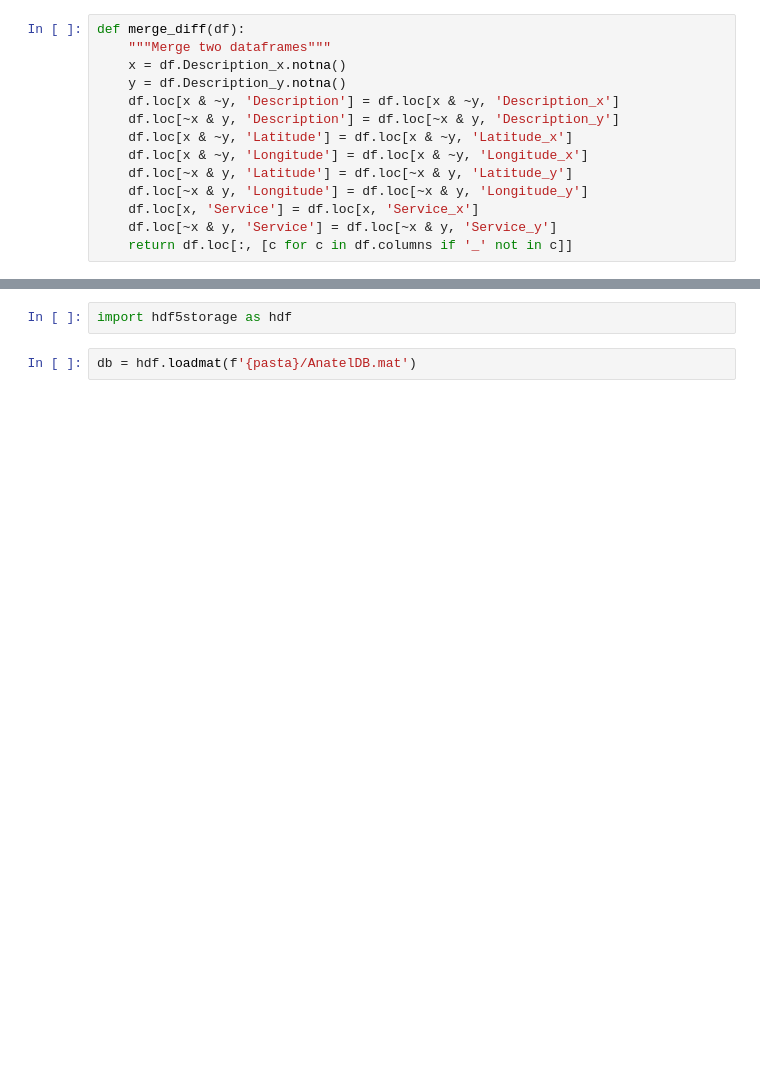
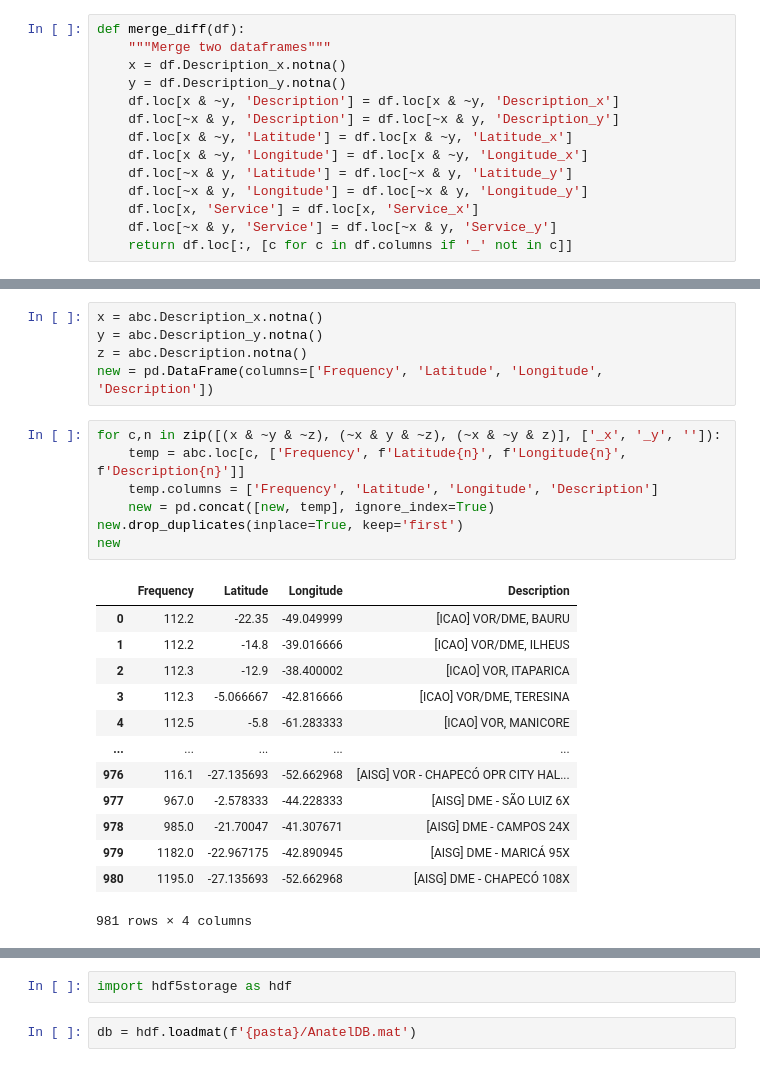
Before and after one commit to ronaldokun/anateldb, a Jupyter notebook: nbs/filter.ipynb, the cells around one changed output, grey strips where cells are left out. Drawn from its saved outputs; the diff is of its cells as text; blank space fills up the shorter version.

```diff
--- a/nbs/filter.ipynb
+++ b/nbs/filter.ipynb
@@ -281,0 +289,26 @@ ab
+# %%
+x = abc.Description_x.notna()
+y = abc.Description_y.notna()
+z = abc.Description.notna()
+new = pd.DataFrame(columns=['Frequency', 'Latitude', 'Longitude', 'Description'])
+# %%
+for c,n in zip([(x & ~y & ~z), (~x & y & ~z), (~x & ~y & z)], ['_x', '_y', '']):
+    temp = abc.loc[c, ['Frequency', f'Latitude{n}', f'Longitude{n}', f'Description{n}']]
+    temp.columns = ['Frequency', 'Latitude', 'Longitude', 'Description']
+    new = pd.concat([new, temp], ignore_index=True)
+new.drop_duplicates(inplace=True, keep='first')
+new
+# %% [output]
+|  | Frequency | Latitude | Longitude | Description |
+| 0 | 112.2 | -22.35 | -49.049999 | [ICAO] VOR/DME, BAURU |
+| 1 | 112.2 | -14.8 | -39.016666 | [ICAO] VOR/DME, ILHEUS |
+| 2 | 112.3 | -12.9 | -38.400002 | [ICAO] VOR, ITAPARICA |
+| 3 | 112.3 | -5.066667 | -42.816666 | [ICAO] VOR/DME, TERESINA |
+| 4 | 112.5 | -5.8 | -61.283333 | [ICAO] VOR, MANICORE |
+| ... | ... | ... | ... | ... |
+| 976 | 116.1 | -27.135693 | -52.662968 | [AISG] VOR - CHAPECÓ OPR CITY HAL... |
+| 977 | 967.0 | -2.578333 | -44.228333 | [AISG] DME - SÃO LUIZ 6X |
+| 978 | 985.0 | -21.70047 | -41.307671 | [AISG] DME - CAMPOS 24X |
+| 979 | 1182.0 | -22.967175 | -42.890945 | [AISG] DME - MARICÁ 95X |
+| 980 | 1195.0 | -27.135693 | -52.662968 | [AISG] DME - CHAPECÓ 108X |
+981 rows × 4 columns
```
Also changed, not shown: parts of 19 cells of this notebook, 2 other files.
